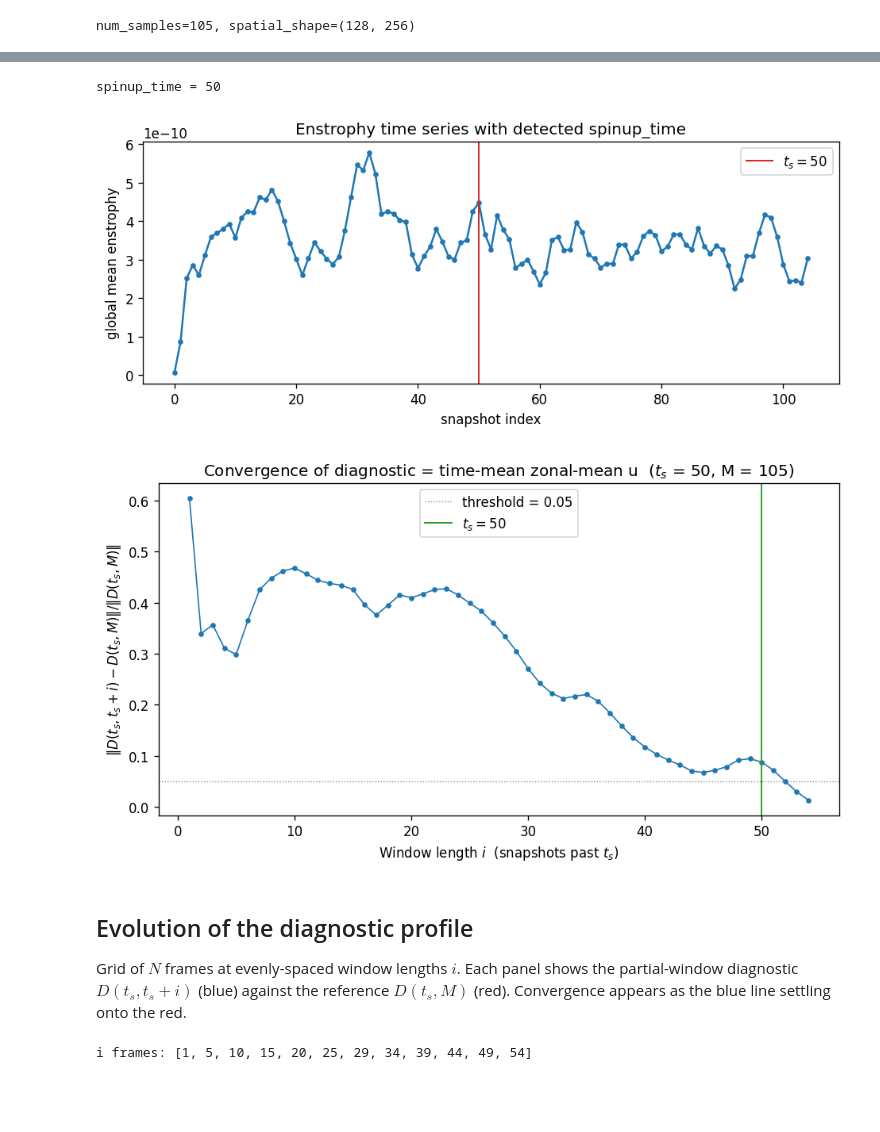
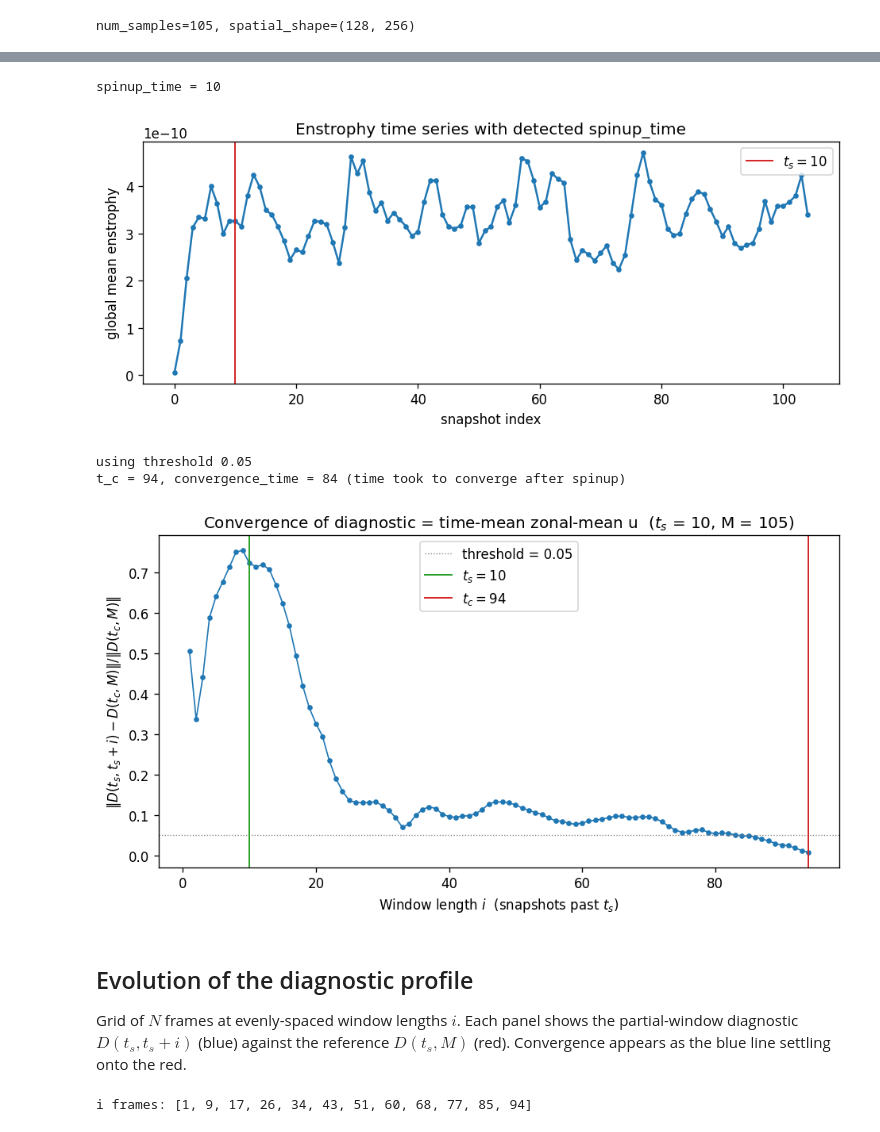
Before and after one commit to tglanz/climatology, a Jupyter notebook: ml/notebooks/enstrophy_convergence.ipynb, the cells around one changed output, grey strips where cells are left out. Cells and saved outputs as stored; diff of their text form; code cells hidden in the pictures; blank space fills up the shorter version.

```diff
--- a/ml/notebooks/enstrophy_convergence.ipynb
+++ b/ml/notebooks/enstrophy_convergence.ipynb
@@ -16,7 +16,7 @@ from ml.diagnostics.convergence import compute_time_mean_zonal_mean, zonal_mean_
 
 plt.rcParams["figure.dpi"] = 120
 
-sim_dir = Path("../../output/barotropic_stirring-T85/simulations/474")
+sim_dir = Path("../../output/barotropic_stirring-T85/simulations/0")
 
 spinup_config = SpinupConfig(
     z_threshold=2.0,
@@ -25,7 +25,7 @@ spinup_config = SpinupConfig(
 )
 
 convergence_config = ConvergenceConfig(
-    threshold=0.1,
+    threshold=0.05,
     hold=3,
 )
 # %%
@@ -63,33 +63,36 @@ if spinup_time:
     plt.tight_layout()
     plt.show()
 # %% [output]
-spinup_time = 50
+spinup_time = 10
-[figure, old version]
+[figure, new version]
 # %%
 t_c = find_zonal_mean_convergence_time(u, lat, spinup_time, **convergence_config.to_kwargs())
 if t_c is None:
-    print("Failed to reach convergence")
-else:
-    diagnostic_reference = compute_time_mean_zonal_mean(u, t_c, num_samples)
-    errors = zonal_mean_convergence_errors(u, lat, spinup_time)
-    i_values = np.arange(1, len(errors) + 1)
-    convergence_time = t_c - spinup_time
-    print(f"t_c = {t_c}, convergence_time = {convergence_time} (time took to converge after spinup)")
+    raise ValueError("Failed to reach convergence")
+
+diagnostic_reference = compute_time_mean_zonal_mean(u, t_c, num_samples)
+errors = zonal_mean_convergence_errors(u, lat, spinup_time)
+i_values = np.arange(1, len(errors) + 1)
+convergence_time = t_c - spinup_time
+print(f"t_c = {t_c}, convergence_time = {convergence_time} (time took to converge after spinup)")
+# %% [output]
+using threshold 0.05
+t_c = 94, convergence_time = 84 (time took to converge after spinup)
 # %%
 fig, ax = plt.subplots(figsize=(8, 4.5))
 ax.plot(i_values, errors, marker="o", markersize=3, linewidth=1)
 ax.axhline(convergence_config.threshold, color="gray", linestyle=":", linewidth=0.8, label=f"threshold = {convergence_config.threshold}")
 ax.axvline(spinup_time, color="C2", linestyle="-", linewidth=1.2, label=rf"$t_s = {spinup_time}$")
 if t_c is not None:
     ax.axvline(t_c, color="C3", linestyle="-", linewidth=1.2, label=rf"$t_c = {t_c}$")
 ax.set_xlabel(r"Window length $i$  (snapshots past $t_s$)")
-ax.set_ylabel(r"$\| D(t_s, t_s+i) - D(t_s, M) \| / \| D(t_s, M) \|$")
+ax.set_ylabel(r"$\| D(t_s, t_s+i) - D(t_c, M) \| / \| D(t_c, M) \|$")
 ax.set_title(f"Convergence of diagnostic = time-mean zonal-mean u  ($t_s$ = {spinup_time}, M = {num_samples})")
 ax.legend()
 plt.tight_layout()
 plt.show()
 # %% [output]
-[figure, old version]
+[figure, new version]
 # %% [markdown]
 ## Evolution of the diagnostic profile
 
@@ -103,7 +106,7 @@ diagnostics_frames = np.stack([
 ])
 print(f"i frames: {i_frames.tolist()}")
 # %% [output]
-i frames: [1, 5, 10, 15, 20, 25, 29, 34, 39, 44, 49, 54]
+i frames: [1, 9, 17, 26, 34, 43, 51, 60, 68, 77, 85, 94]
 # %%
 ncols = 5
 nrows = (N_FRAMES + ncols - 1) // ncols
```
Also changed, not shown: parts of 2 cells of this notebook, 1 other file.
